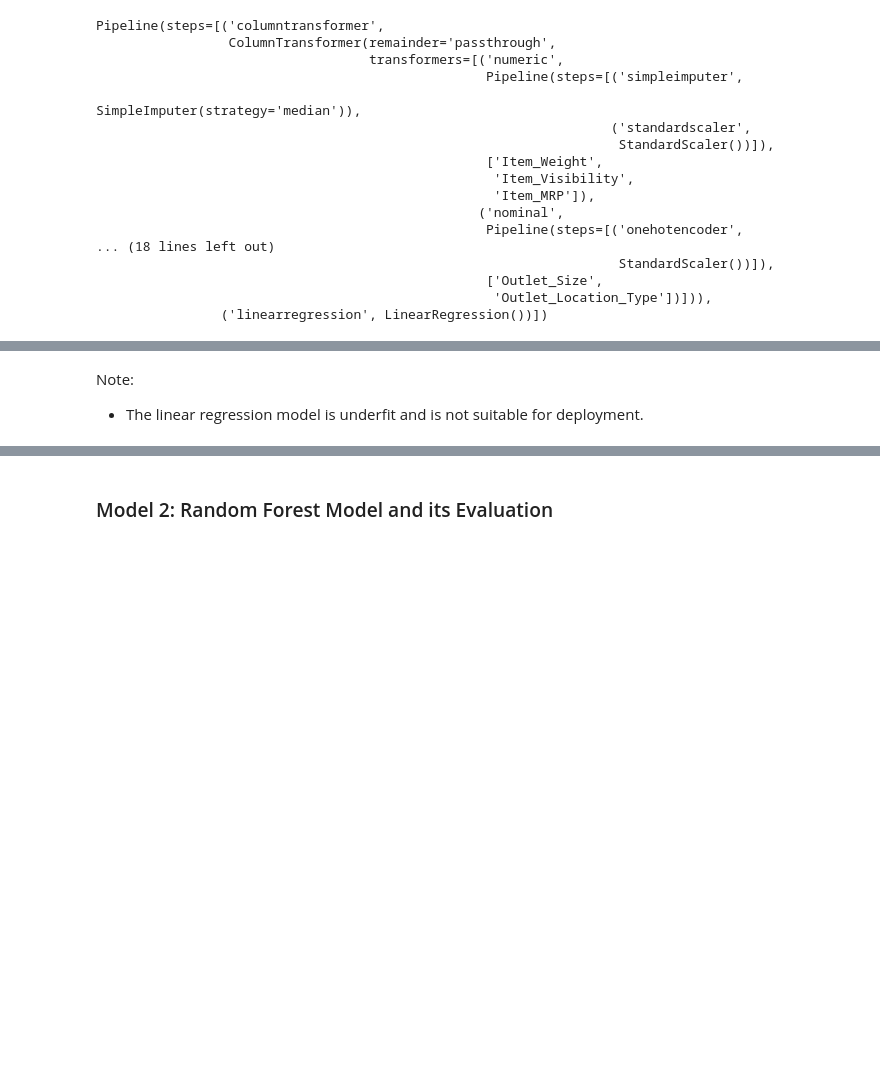
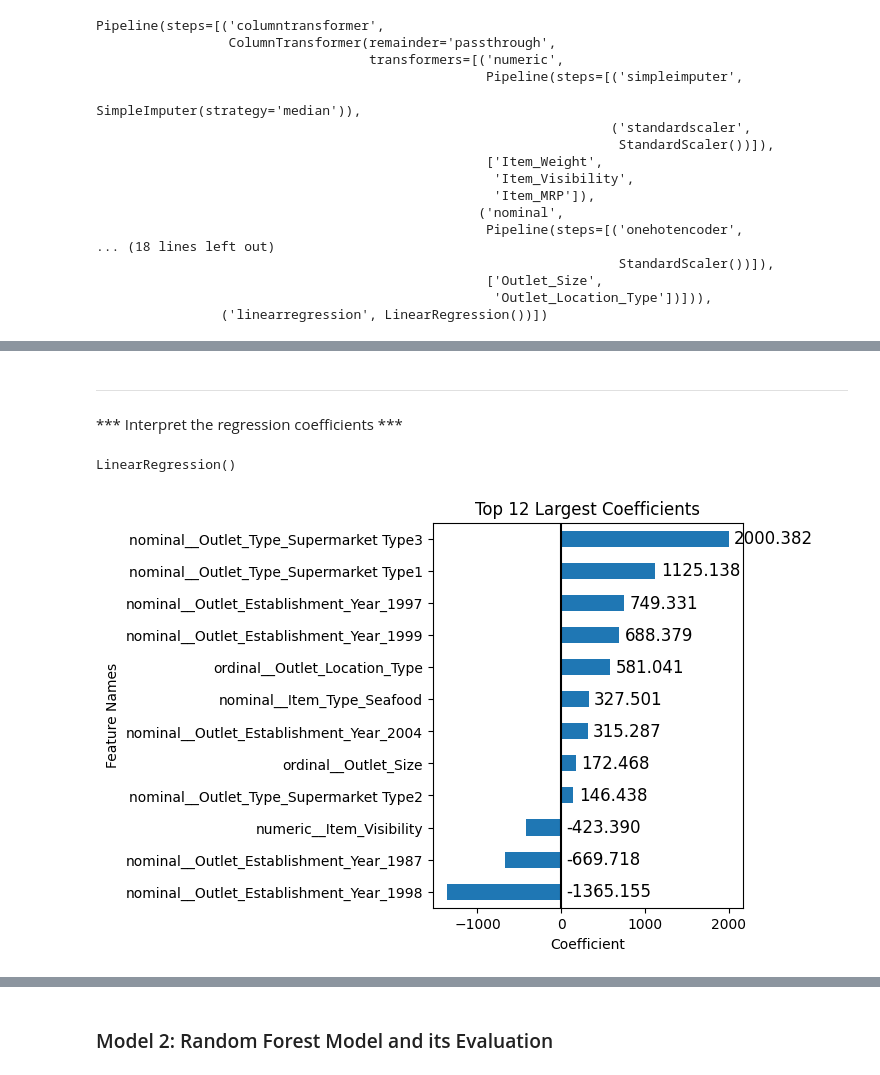
Before and after one commit to itan-s/Prediction-of-Product-Sales, a Jupyter notebook: Prediction-of-Product-Sales.ipynb, the cells around one changed output, grey strips where cells are left out. Drawn from its saved outputs; the diff is of its cells as text; code cells hidden in the pictures; blank space fills up the shorter version.

```diff
--- a/Prediction-of-Product-Sales.ipynb
+++ b/Prediction-of-Product-Sales.ipynb
@@ -1631,3 +1848,43 @@ MAE 804.1189110746128,
-# %% [markdown]
-Note:
-* The linear regression model is underfit and is not suitable for deployment.
+# %% [markdown]
+---
+# %% [markdown]
+*** Interpret the regression coefficients ***
+# %%
+# Redefine the preprocessing transformer by removing the scalers and redefining the OHE
+
+# Create transformations for nominal features
+# Note: No imputer transformation for nominal features since no nominal feature has missing values
+ohe_nom = OneHotEncoder(sparse_output=False, drop='first')
+
+# Create pipelines
+num_pipe = make_pipeline(imputer_num)
+nom_pipe = make_pipeline(ohe_nom)
+ord_pipe = make_pipeline(imputer_ord, oe_ord)
+
+# Create tuples
+tuple_num = ('numeric', num_pipe, num_cols)
+tuple_nom = ('nominal', nom_pipe, nom_cols)
+tuple_ord = ('ordinal', ord_pipe, ord_cols)
+
+# Create column transformer
+preprocess = ColumnTransformer([tuple_num, tuple_nom, tuple_ord], remainder = 'passthrough')
+
+# fit column transformer and run get_feature_names_out
+preprocess.fit(X_train)
+feature_names = preprocess.get_feature_names_out()
+X_train_pr = preprocess.transform(X_train)
+X_test_pr = preprocess.transform(X_test)
+# %%
+# Redefine the model
+lr = LinearRegression()
+
+# Fit
+lr.fit(X_train_pr,y_train)
+# %% [output]
+LinearRegression()
+# %%
+# Check, plot, and interpret the coefficients of the linear regression model
+coeffs = get_coeffs_linreg(lr)
+plot_coeffs(coeffs,top_n=12,annotate=True);
+# %% [output]
+[figure, added]
```
Also changed, not shown: parts of 42 cells of this notebook.
